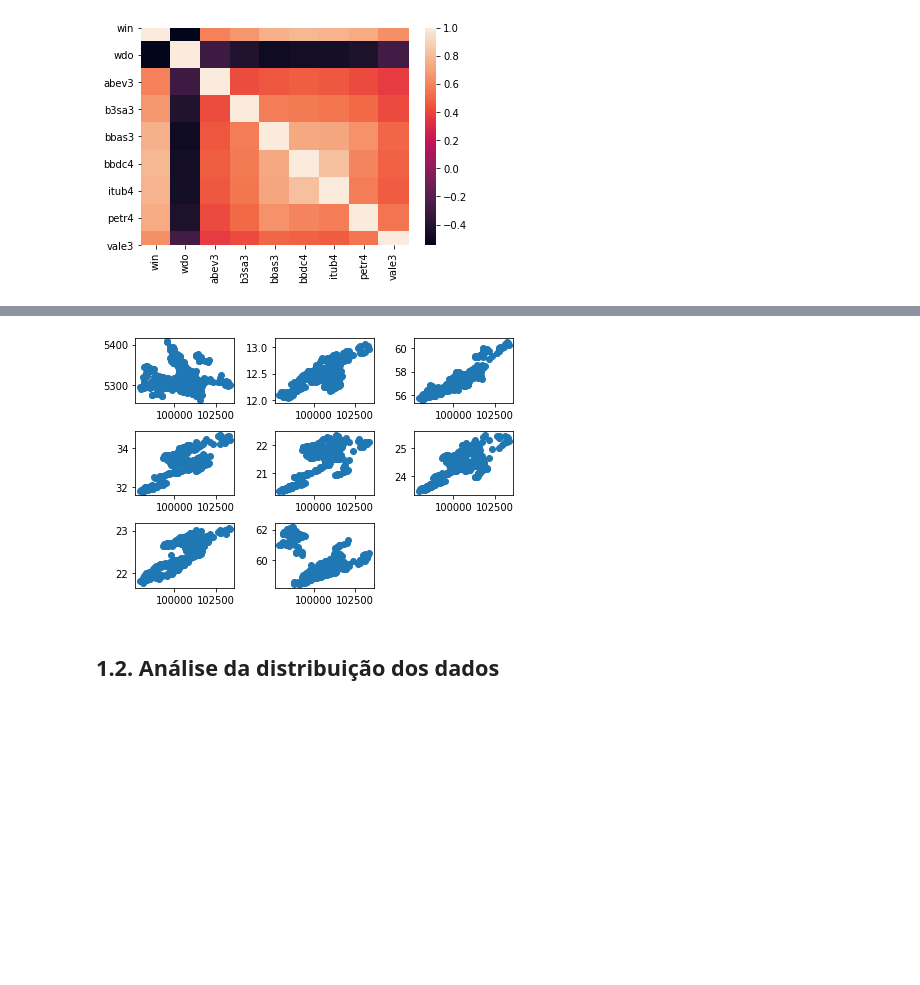
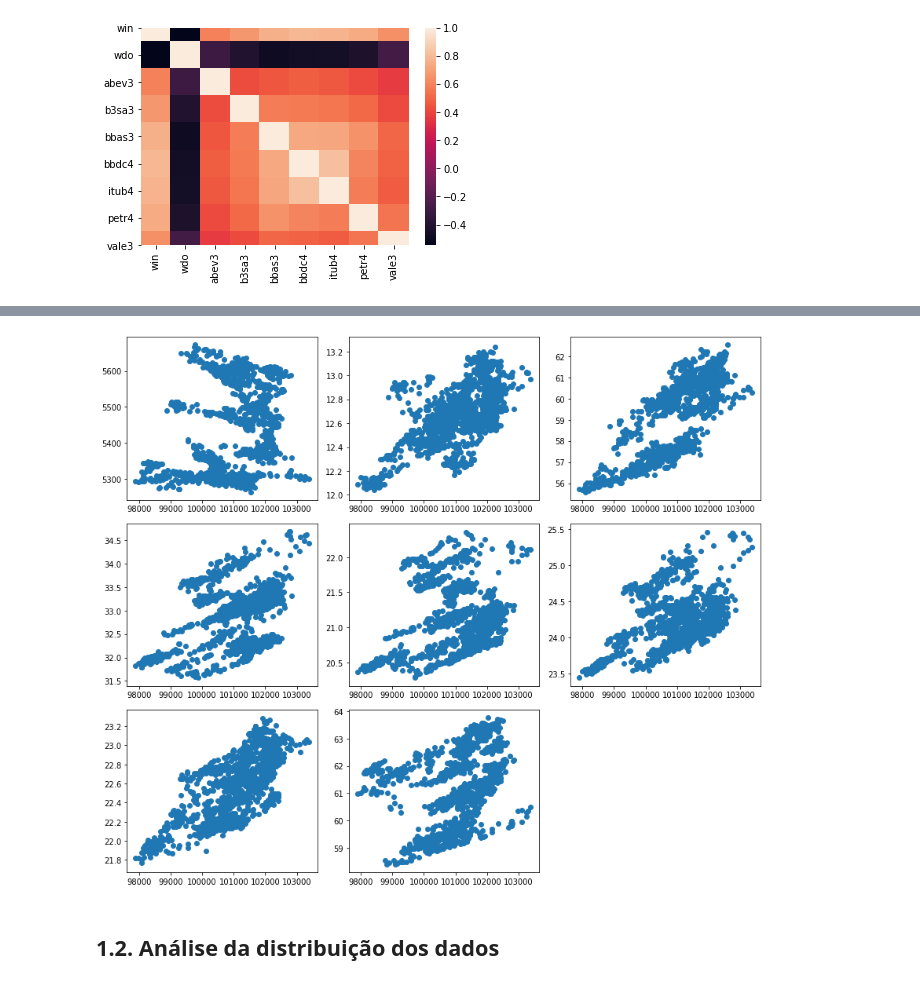
Before and after one commit to audelianoli/stock_market_predition_w_blue_chips, a Jupyter notebook: eda.ipynb, the cells around one changed output, grey strips where cells are left out. Saved outputs shown, nothing was run; the diff lists cells and outputs as text; code cells hidden in the pictures; blank space fills up the shorter version.

```diff
--- a/eda.ipynb
+++ b/eda.ipynb
@@ -69,0 +80,17 @@ df.tail(5)
+# %%
+for n in range( 1, len(stock_dic)+1 ):
+    df_close['CLOSE_{}'.format(n)] = df['CLOSE_{}'.format(n)]
+
+df_close.columns = ['DATETIME',
+                   'win',
+                   'wdo',
+                   'abev3',
+                   'b3sa3',
+                   'bbas3',
+                   'bbdc4',
+                   'itub4',
+                   'petr4',
+                   'vale3']
+
+
+df_close.head()
@@ -95,16 +165,6 @@ df_close.head()
 # Ajustando o DataFrame para apenas os dados de fechamento
 df_corr = df_close.set_index('DATETIME')
 
-df_corr.columns = ['win',
-                   'wdo',
-                   'abev3',
-                   'b3sa3',
-                   'bbas3',
-                   'bbdc4',
-                   'itub4',
-                   'petr4',
-                   'vale3']
-
 df_corr.head(1)
 # %% [output]
 |  | win | wdo | abev3 | b3sa3 | bbas3 | bbdc4 | itub4 | petr4 | vale3 |
@@ -170,32 +230,32 @@ plt.savefig("corr_win_versus_y.png")
 # %%
-plt.figure(1)
+plt.figure(figsize=[12,10])
 plt.subplot(3,3,1)
-plt.scatter(df_corr[-500:].win, df_corr[-500:].wdo)
+plt.scatter(df_corr[-1500:].win, df_corr[-1500:].wdo)
 
 plt.subplot(3,3,2)
-plt.scatter(df_corr[-500:].win, df_corr[-500:].abev3)
+plt.scatter(df_corr[-1500:].win, df_corr[-1500:].abev3)
 
 plt.subplot(3,3,3)
-plt.scatter(df_corr[-500:].win, df_corr[-500:].b3sa3)
+plt.scatter(df_corr[-1500:].win, df_corr[-1500:].b3sa3)
 
 plt.subplot(3,3,4)
-plt.scatter(df_corr[-500:].win, df_corr[-500:].bbas3)
+plt.scatter(df_corr[-1500:].win, df_corr[-1500:].bbas3)
 
 plt.subplot(3,3,5)
-plt.scatter(df_corr[-500:].win, df_corr[-500:].bbdc4)
+plt.scatter(df_corr[-1500:].win, df_corr[-1500:].bbdc4)
 
 plt.subplot(3,3,6)
-plt.scatter(df_corr[-500:].win, df_corr[-500:].itub4)
+plt.scatter(df_corr[-1500:].win, df_corr[-1500:].itub4)
 
 plt.subplot(3,3,7)
-plt.scatter(df_corr[-500:].win, df_corr[-500:].petr4)
+plt.scatter(df_corr[-1500:].win, df_corr[-1500:].petr4)
 
 plt.subplot(3,3,8)
-plt.scatter(df_corr[-500:].win, df_corr[-500:].vale3)
+plt.scatter(df_corr[-1500:].win, df_corr[-1500:].vale3)
 
 plt.tight_layout()
 # %% [output]
-[figure, old version]
+[figure, new version]
 # %% [markdown]
 ## 1.2. Análise da distribuição dos dados
 # %%
```
Also changed, not shown: parts of 22 cells of this notebook, 1 other file.
